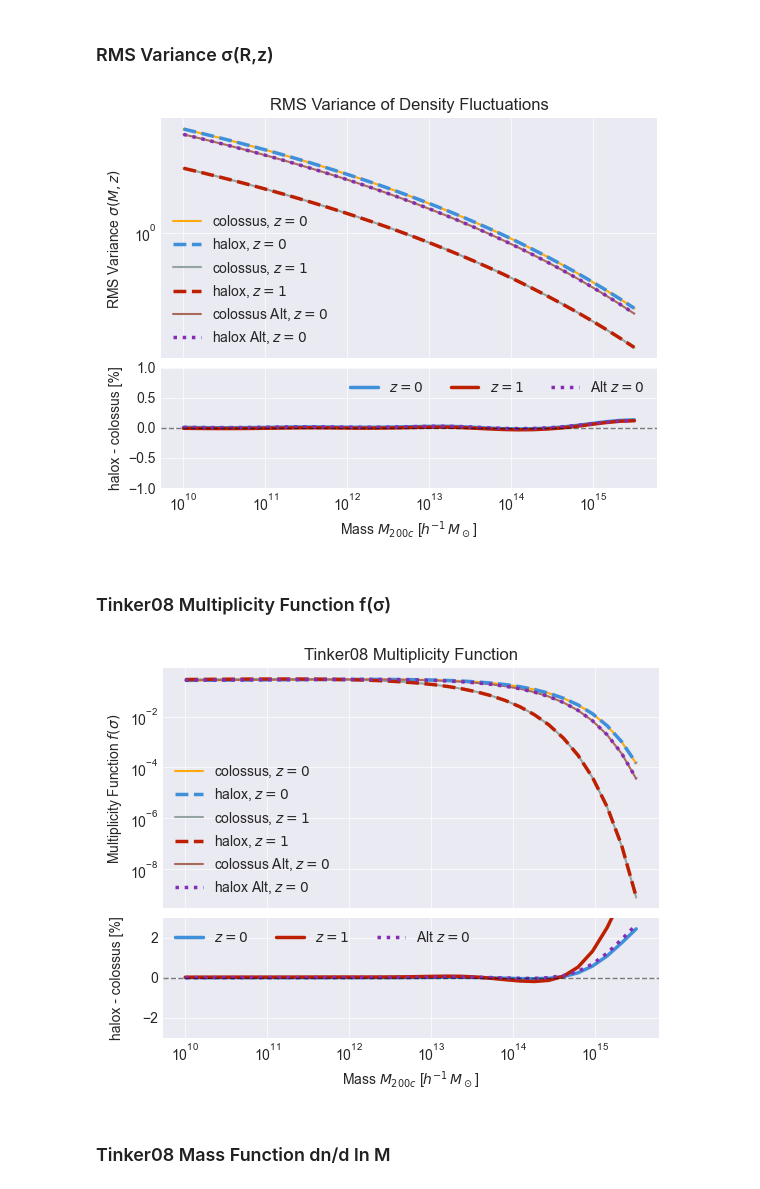
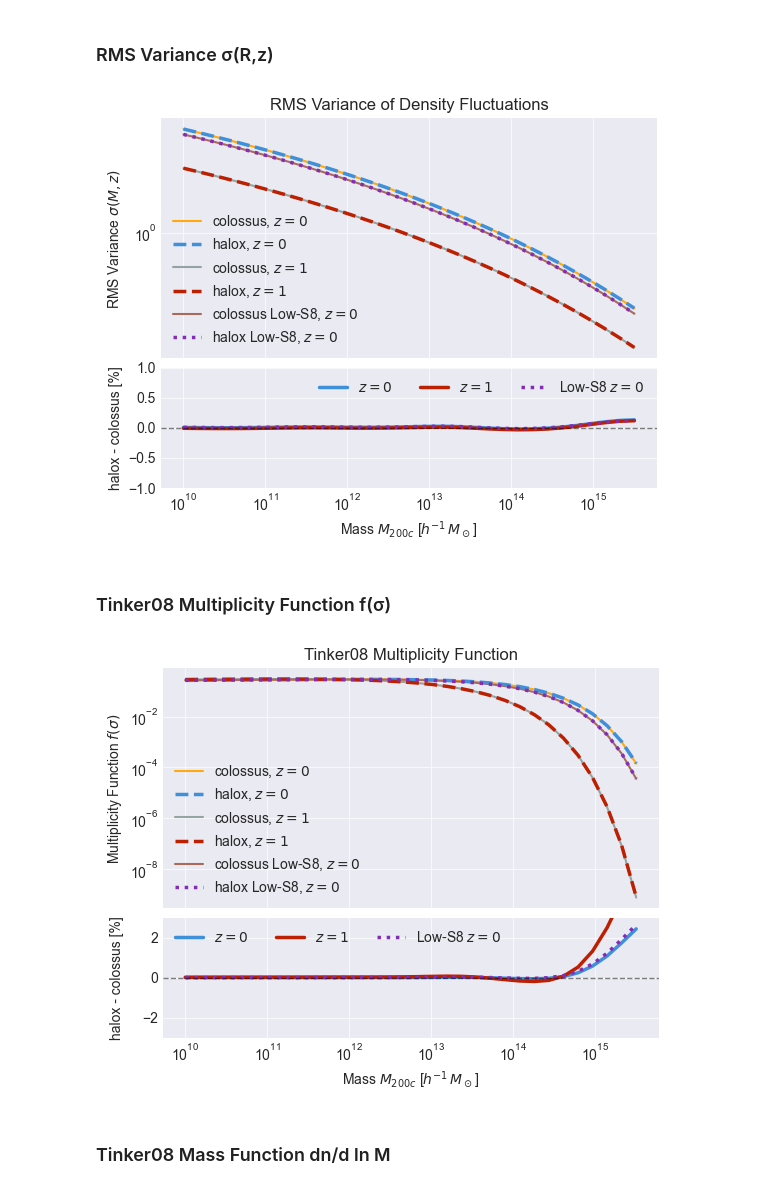
Before and after one commit to fkeruzore/halox, a Jupyter notebook: notebooks/halox_vs_colossus.ipynb, the cells around one changed output. Saved outputs shown, nothing was run; the diff lists cells and outputs as text; code cells hidden in the pictures.

Commit message:
misc plot cosmetics

```diff
--- a/notebooks/halox_vs_colossus.ipynb
+++ b/notebooks/halox_vs_colossus.ipynb
@@ -53,7 +53,7 @@ cosmo_halox_alt = cosmology.Planck18(
 
 cc.setCosmology(cosmo_colossus_planck)
 cc.addCosmology(
-    "alt",
+    "low_s8",
     params={
         "flat": True,
         "H0": 100 * cosmo_halox_alt.h,
@@ -63,7 +63,7 @@ cc.addCosmology(
         "ns": cosmo_halox_alt.n_s,
     },
 )
-cosmo_colossus_alt = "alt"
+cosmo_colossus_alt = "low_s8"
 # %%
 def create_comparison_plot():
     fig = plt.figure()
@@ -382,42 +382,42 @@ ax_main.loglog(
 
 # Alternative cosmology - z=0 only
 ax_main.loglog(
-    masses, sigma_colossus_alt[0.0], label="colossus Alt, $z=0$", **style_kw[4]
+    masses, sigma_colossus_alt[0.0], label="colossus Low-S8, $z=0$", **style_kw[4]
 )
 ax_main.loglog(
-    masses, sigma_halox_alt[0.0], label="halox Alt, $z=0$", **style_kw[5]
+    masses, sigma_halox_alt[0.0], label="halox Low-S8, $z=0$", **style_kw[5]
 )
 
 ax_main.set_ylabel(r"RMS Variance $\sigma(M,z)$")
 ax_main.set_title("RMS Variance of Density Fluctuations")
 ax_main.legend()
 
 # Ratio panel: relative differences
 # Planck cosmology ratios
 ratio_planck_z0 = (
     sigma_halox_planck[0.0] / sigma_colossus_planck[0.0] - 1.0
 ) * 100
 ratio_planck_z1 = (
     sigma_halox_planck[1.0] / sigma_colossus_planck[1.0] - 1.0
 ) * 100
 
 # Alternative cosmology ratio (z=0 only)
 ratio_alt_z0 = (sigma_halox_alt[0.0] / sigma_colossus_alt[0.0] - 1.0) * 100
 
 ax_ratio.semilogx(masses, ratio_planck_z0, label="$z=0$", **style_kw[-3])
 ax_ratio.semilogx(masses, ratio_planck_z1, label="$z=1$", **style_kw[-2])
-ax_ratio.semilogx(masses, ratio_alt_z0, label="Alt $z=0$", **style_kw[-1])
+ax_ratio.semilogx(masses, ratio_alt_z0, label="Low-S8 $z=0$", **style_kw[-1])
 
 ax_ratio.axhline(0.0, color="k", linestyle="--", alpha=0.5)
 ax_ratio.set_xlabel(r"Mass $M_{200c}$ [$h^{-1} \, M_\odot$]")
 ax_ratio.set_ylabel("halox - colossus [%]")
 ax_ratio.set_ylim(-1, 1)
 ax_ratio.legend(ncol=3)
 
 # Align y-axis labels
 fig.align_labels([ax_main, ax_ratio])
 # %% [output]
-[figure, old version]
+[figure, new version]
 # %% [markdown]
 ### Tinker08 Multiplicity Function f(σ)
 # %%
@@ -497,11 +497,11 @@ ax_main.loglog(
 ax_main.loglog(
     masses,
     f_sigma_colossus_alt[0.0],
-    label="colossus Alt, $z=0$",
+    label="colossus Low-S8, $z=0$",
     **style_kw[4],
 )
 ax_main.loglog(
-    masses, f_sigma_halox_alt[0.0], label="halox Alt, $z=0$", **style_kw[5]
+    masses, f_sigma_halox_alt[0.0], label="halox Low-S8, $z=0$", **style_kw[5]
 )
 
 ax_main.set_ylabel(r"Multiplicity Function $f(\sigma)$")
@@ -522,7 +522,7 @@ ratio_alt_z0 = (f_sigma_halox_alt[0.0] / f_sigma_colossus_alt[0.0] - 1.0) * 100
 
 ax_ratio.semilogx(masses, ratio_planck_z0, label="$z=0$", **style_kw[-3])
 ax_ratio.semilogx(masses, ratio_planck_z1, label="$z=1$", **style_kw[-2])
-ax_ratio.semilogx(masses, ratio_alt_z0, label="Alt $z=0$", **style_kw[-1])
+ax_ratio.semilogx(masses, ratio_alt_z0, label="Low-S8 $z=0$", **style_kw[-1])
 
 ax_ratio.axhline(0.0, color="k", linestyle="--", alpha=0.5)
 ax_ratio.set_xlabel(r"Mass $M_{200c}$ [$h^{-1} \, M_\odot$]")
@@ -533,7 +533,7 @@ ax_ratio.legend(ncol=3)
 # Align y-axis labels
 fig.align_labels([ax_main, ax_ratio])
 # %% [output]
-[figure, old version]
+[figure, new version]
 # %% [markdown]
 ### Tinker08 Mass Function dn/d ln M
 # %%
```
Also changed, not shown: parts of 2 cells of this notebook.
